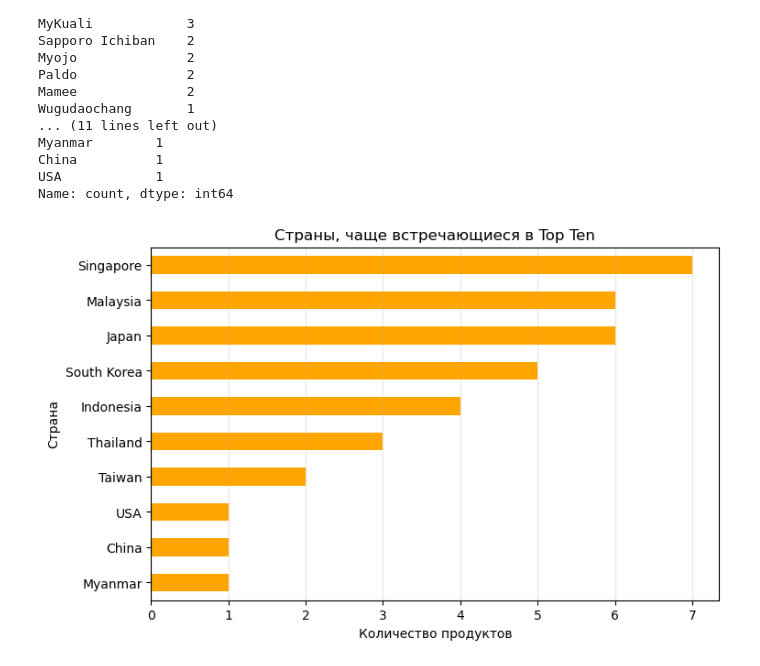
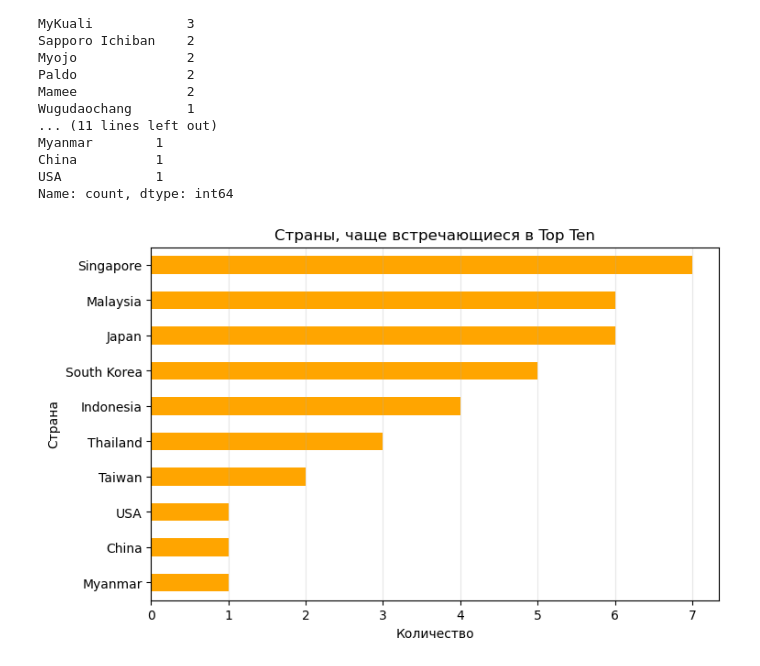
Before and after one commit to grifjoe74-beep/ramen, a Jupyter notebook: ramen_rating.ipynb, the cells around one changed output. Cells and saved outputs as stored; diff of their text form; code cells hidden in the pictures.

```diff
--- a/ramen_rating.ipynb
+++ b/ramen_rating.ipynb
@@ -339,15 +339,15 @@ Name: count, dtype: int64
 # %%
 top_ten_country = top_ten["Country"].value_counts().head(10)
 
 plt.figure(figsize=(8, 5))
 top_ten_country.sort_values().plot(kind="barh", color="orange")
 plt.title("Страны, чаще встречающиеся в Top Ten")
-plt.xlabel("Количество продуктов")
+plt.xlabel("Количество")
 plt.ylabel("Страна")
 plt.grid(axis="x", alpha=0.3)
 plt.show()
 # %% [output]
-[figure, old version]
+[figure, new version]
 # %% [markdown]
 ## Итоговые выводы
 
```
Also changed, not shown: parts of 1 cell of this notebook, 1 other file.
